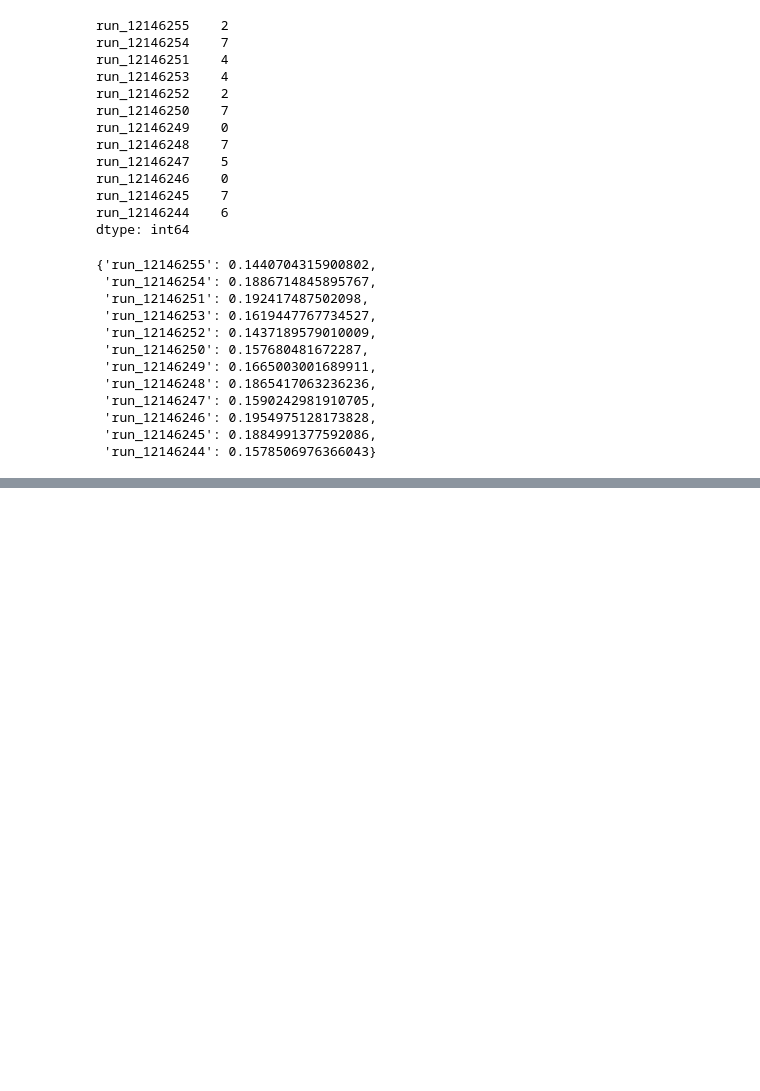
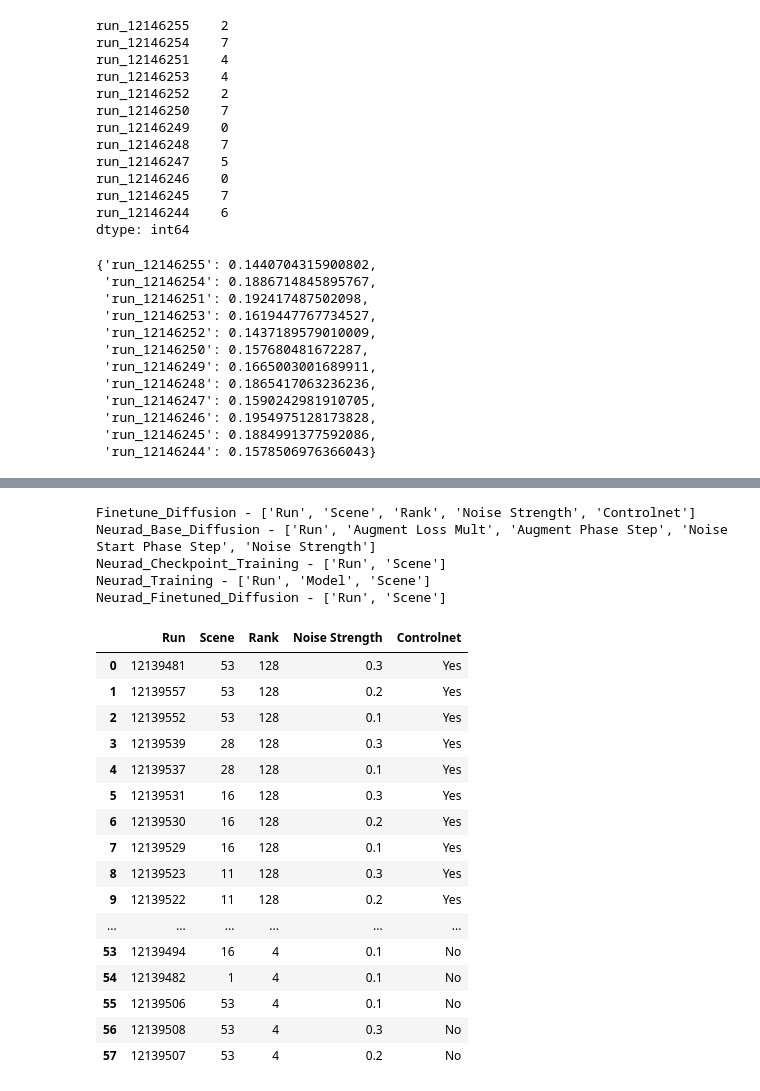
Before and after one commit to gasparyanartur/neurad-diffusion, a Jupyter notebook: experiments/metrics.ipynb, the cells around one changed output, grey strips where cells are left out. Saved outputs shown, nothing was run; the diff lists cells and outputs as text; code cells hidden in the pictures; blank space fills up the shorter version.

```diff
--- a/experiments/metrics.ipynb
+++ b/experiments/metrics.ipynb
@@ -207,0 +241,40 @@ get_best_metrics("Finetune_Diffusion", "LPIPS")
+# %%
+def get_metas_for_experiment(experiment_name):
+    path = metas_dir / f"Meta - {experiment_name}.csv"
+    if not path.exists():
+        return None
+
+    return pd.read_csv(path)
+
+for experiment_name in experiment_names:
+    metas = get_metas_for_experiment(experiment_name)
+    if metas is not None:
+        print(experiment_name + " - " + str(list(metas.columns)))
+    else:
+        print(f"No metas for {experiment_name}")
+
+ex_metas = get_metas_for_experiment(ex_experiment)
+ex_metas
+# %% [output]
+Finetune_Diffusion - ['Run', 'Scene', 'Rank', 'Noise Strength', 'Controlnet']
+Neurad_Base_Diffusion - ['Run', 'Augment Loss Mult', 'Augment Phase Step', 'Noise Start Phase Step', 'Noise Strength']
+Neurad_Checkpoint_Training - ['Run', 'Scene']
+Neurad_Training - ['Run', 'Model', 'Scene']
+Neurad_Finetuned_Diffusion - ['Run', 'Scene']
+|  | Run | Scene | Rank | Noise Strength | Controlnet |
+| 0 | 12139481 | 53 | 128 | 0.3 | Yes |
+| 1 | 12139557 | 53 | 128 | 0.2 | Yes |
+| 2 | 12139552 | 53 | 128 | 0.1 | Yes |
+| 3 | 12139539 | 28 | 128 | 0.3 | Yes |
+| 4 | 12139537 | 28 | 128 | 0.1 | Yes |
+| 5 | 12139531 | 16 | 128 | 0.3 | Yes |
+| 6 | 12139530 | 16 | 128 | 0.2 | Yes |
+| 7 | 12139529 | 16 | 128 | 0.1 | Yes |
+| 8 | 12139523 | 11 | 128 | 0.3 | Yes |
+| 9 | 12139522 | 11 | 128 | 0.2 | Yes |
+| ... | ... | ... | ... | ... | ... |
+| 53 | 12139494 | 16 | 4 | 0.1 | No |
+| 54 | 12139482 | 1 | 4 | 0.1 | No |
+| 55 | 12139506 | 53 | 4 | 0.1 | No |
+| 56 | 12139508 | 53 | 4 | 0.3 | No |
+| 57 | 12139507 | 53 | 4 | 0.2 | No |
```
Also changed, not shown: parts of 7 cells of this notebook, 7 other files.
